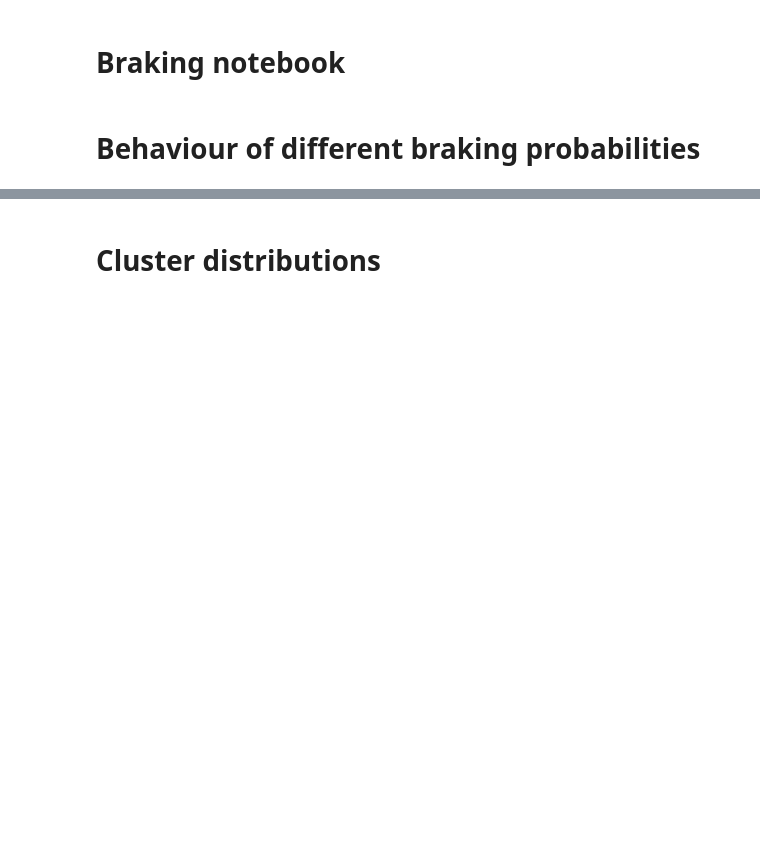
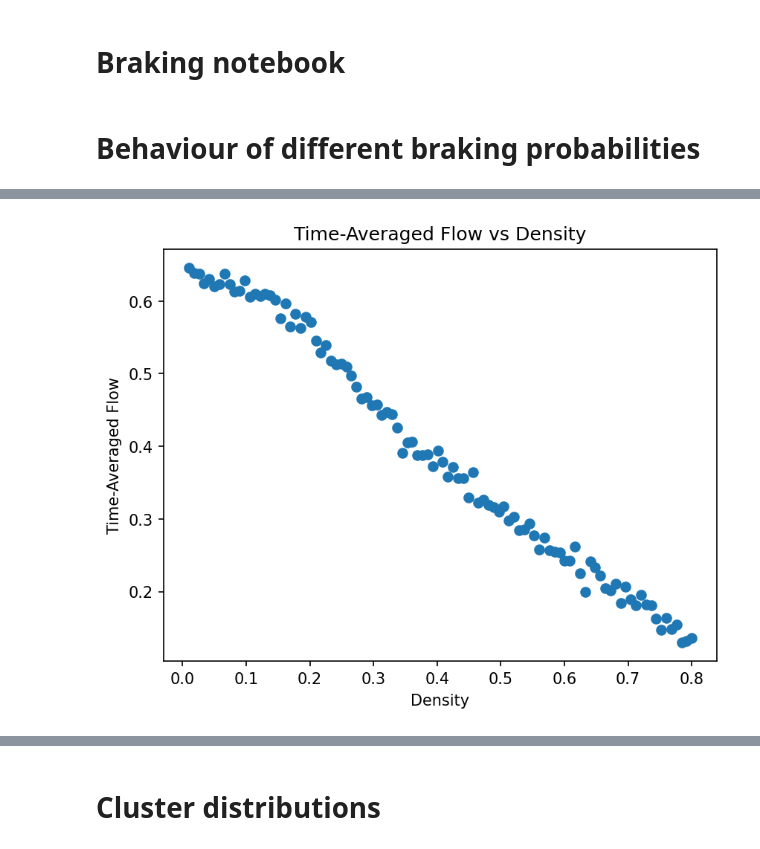
Before and after one commit to SofiaHilma/Traffic_flow_simulation, a Jupyter notebook: code/braking.ipynb, the cells around one changed output, grey strips where cells are left out. Saved outputs shown, nothing was run; the diff lists cells and outputs as text; code cells hidden in the pictures; blank space fills up the shorter version.

```diff
--- a/code/braking.ipynb
+++ b/code/braking.ipynb
@@ -33,0 +34,25 @@ plt.show()
+# %%
+probabilities = np.linspace(0.01, 0.8, 100)
+
+flow_vs_prob = []
+
+for p in probabilities:
+    simulation = functions.Nagel_Schreckenberg(L,  N, vmax, p, tmax)
+    simulation.run_model()
+    single_cell_flow = simulation.flow()
+    final_single_cell_flow = single_cell_flow/tmax
+
+    flow_vs_prob.append(final_single_cell_flow)
+
+# Plotting
+plt.figure(dpi = 150)
+plt.scatter(probabilities, flow_vs_prob)
+plt.xlabel('Density')
+plt.ylabel('Time-Averaged Flow')
+plt.title('Time-Averaged Flow vs Density')
+# plt.axvline(x = optimal_density,  color = 'tab:orange', linestyle = '--', label = f'x = {round(optimal_density, 2)}')
+# plt.axvline(x = 0.08, color = 'tab:red', linestyle = '-.', label = 'x = 0.08')
+# plt.legend()
+plt.show()
+# %% [output]
+[figure, added]
```
Also changed, not shown: parts of 3 cells of this notebook, 3 other files.
